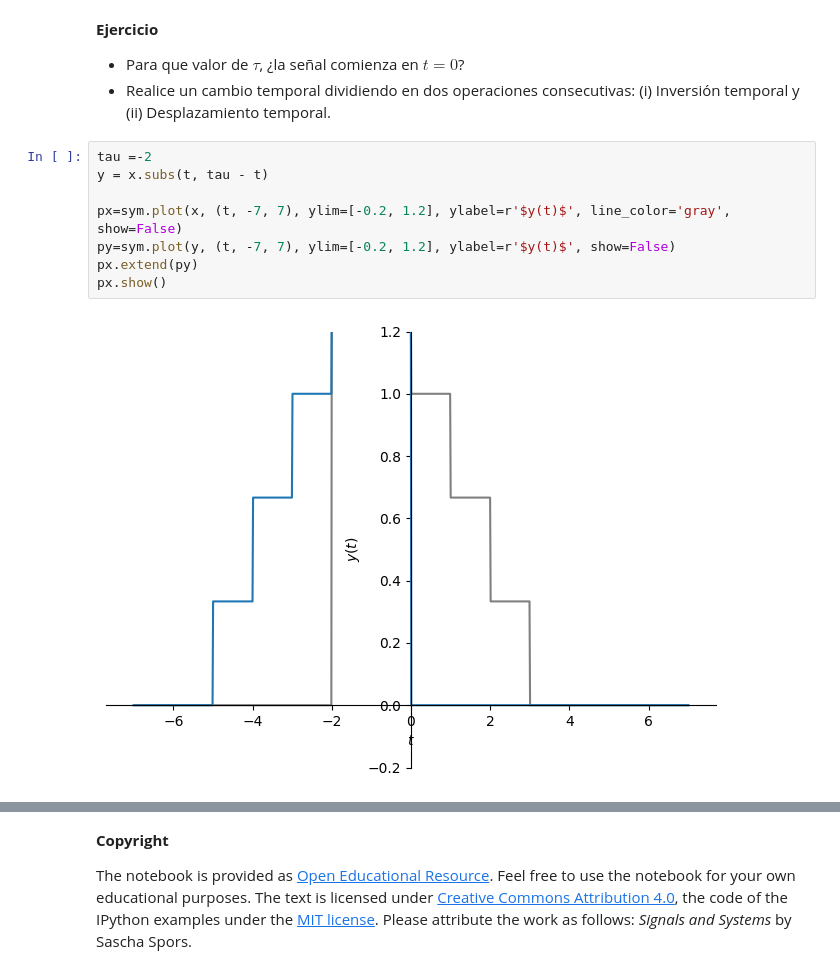
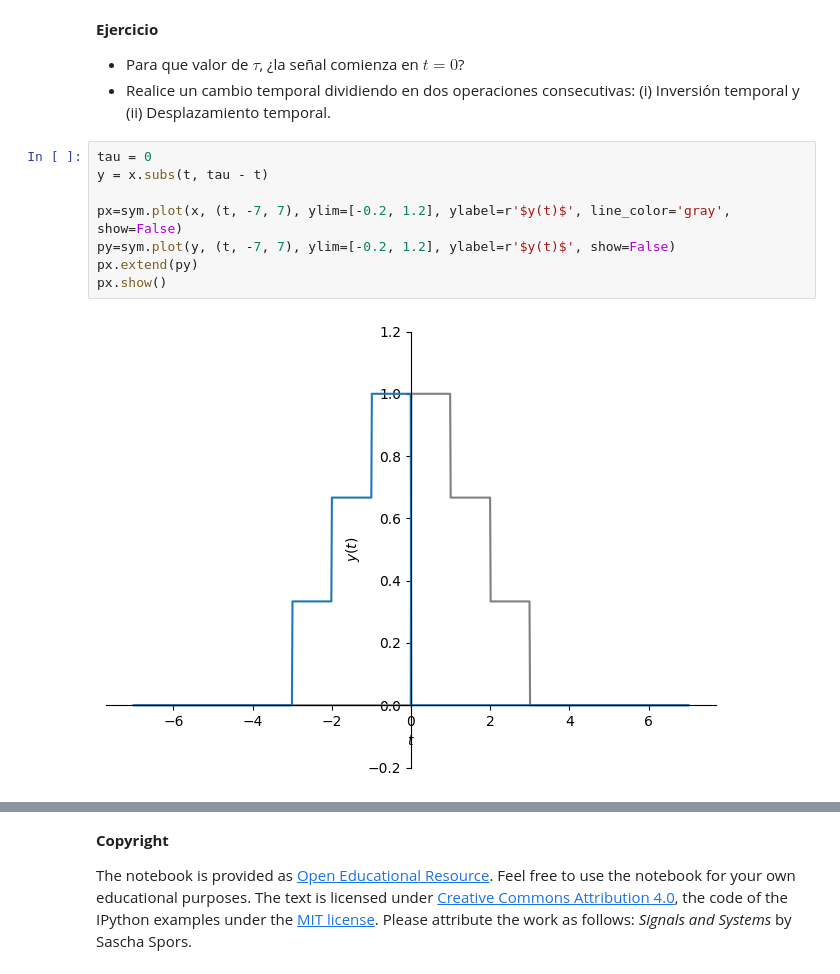
Before and after one commit to Ebl14/senales_y_sistemas, a Jupyter notebook: cuaderno_3.ipynb, the cells around one changed output, grey strips where cells are left out. Cells and saved outputs as stored; diff of their text form.

```diff
--- a/cuaderno_3.ipynb
+++ b/cuaderno_3.ipynb
@@ -173,12 +173,12 @@ px.show()
 * Para que valor de $\tau$, ¿la señal comienza en $t=0$?
 * Realice un cambio temporal dividiendo en dos operaciones consecutivas: (i) Inversión temporal y (ii) Desplazamiento temporal.
 # %%
-tau =-2
+tau = 0
 y = x.subs(t, tau - t)
 
 px=sym.plot(x, (t, -7, 7), ylim=[-0.2, 1.2], ylabel=r'$y(t)$', line_color='gray', show=False)
 py=sym.plot(y, (t, -7, 7), ylim=[-0.2, 1.2], ylabel=r'$y(t)$', show=False)
 px.extend(py)
 px.show()
 # %% [output]
-[figure, old version]
+[figure, new version]
```
Also changed, not shown: parts of 4 cells of this notebook.
